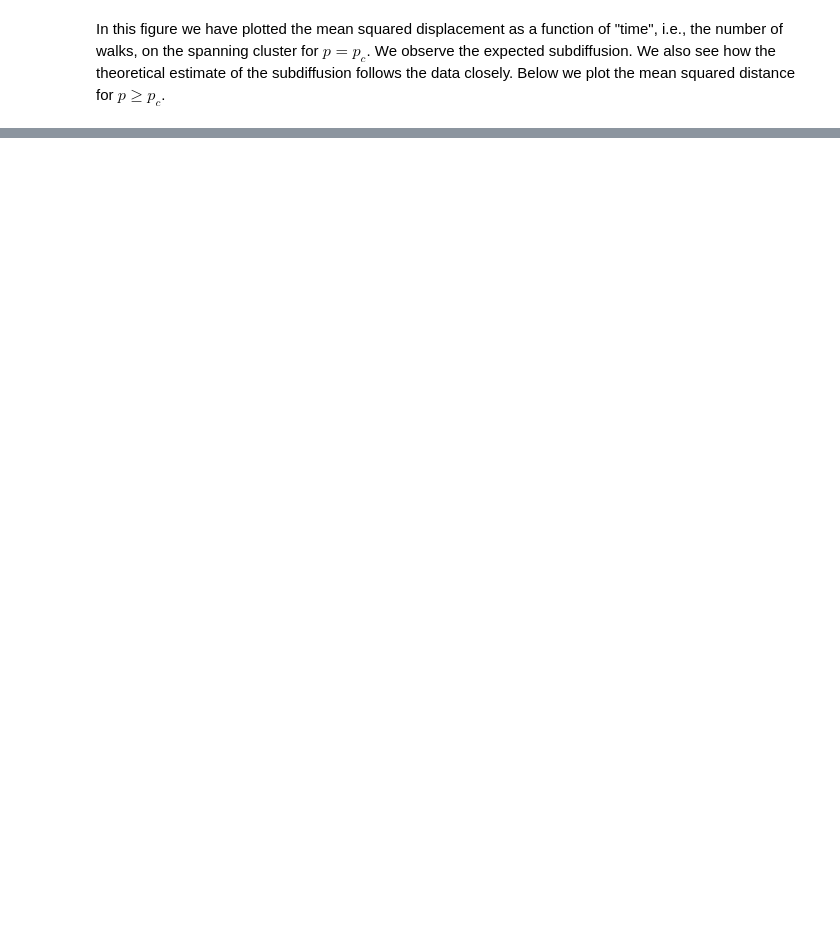
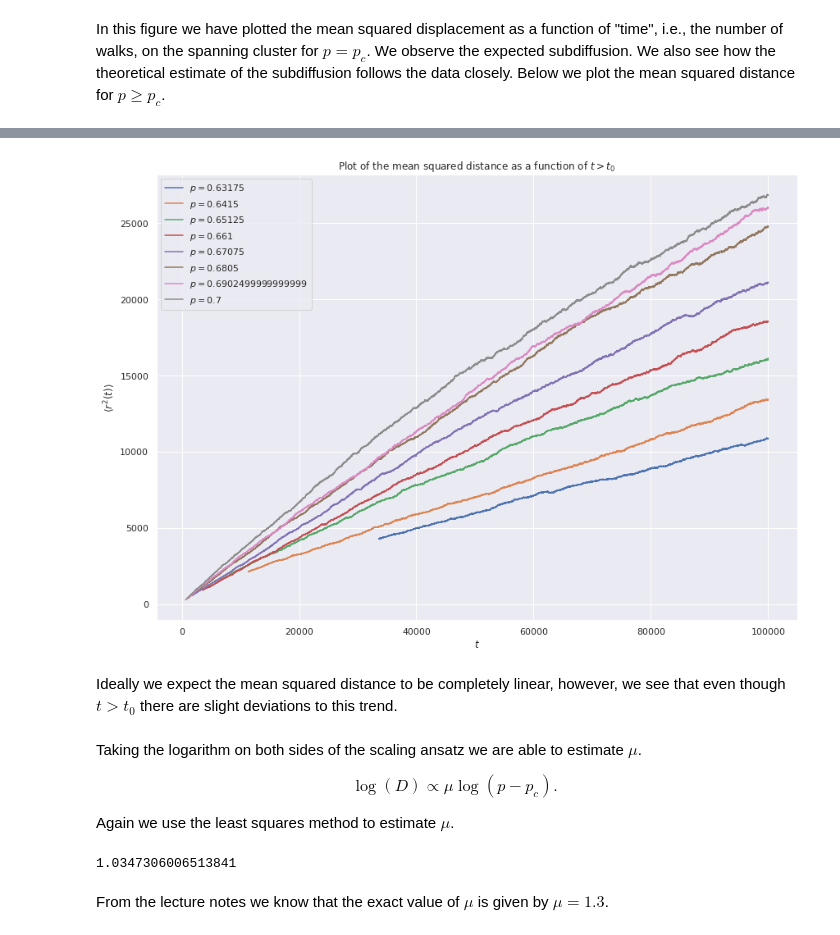
Before and after one commit to Schoyen/FYS4460, a Jupyter notebook: project-4/random-walks-on-the-spanning-cluster.ipynb, the cells around one changed output, grey strips where cells are left out. Drawn from its saved outputs; the diff is of its cells as text; code cells hidden in the pictures; blank space fills up the shorter version.

```diff
--- a/project-4/random-walks-on-the-spanning-cluster.ipynb
+++ b/project-4/random-walks-on-the-spanning-cluster.ipynb
@@ -251,0 +385,40 @@ However, the challenge is to find an expression for $x$.
+# %%
+plt.figure(figsize=(14, 10))
+
+diffusion_list = []
+intercept_list = []
+p_min_pc_diff_list = []
+
+for i, p_i in enumerate(ind_list):
+    t_0 = t_list[i]
+    p = p_arr[p_i]
+
+    p_min_pc_diff_list.append(p - p_c)
+
+    cross = num_walks_arr > t_0
+
+    t_cross = num_walks_arr[cross]
+    r_cross = r_squared[p_i, cross]
+
+    d, intercept = np.polyfit(t_cross, r_cross, deg=1)
+    diffusion_list.append(d)
+    intercept_list.append(intercept)
+
+    plt.plot(t_cross, r_cross, label=fr"$p = {p}$")
+
+
+plt.title(r"Plot of the mean squared distance as a function of $t > t_0$")
+plt.xlabel(r"$t$")
+plt.ylabel(r"$\langle r^2(t) \rangle$")
+plt.legend(loc="best")
+plt.show()
+# %% [output]
+[figure, added]
+# %% [markdown]
+Ideally we expect the mean squared distance to be completely linear, however, we see that even though $t > t_0$ there are slight deviations to this trend.
+# %% [markdown]
+Taking the logarithm on both sides of the scaling ansatz we are able to estimate $\mu$.
+\begin{align}
+    \log(D) \propto \mu \log(p - p_c).
+\end{align}
+Again we use the least squares method to estimate $\mu$.
@@ -251,0 +427,6 @@ However, the challenge is to find an expression for $x$.
+# %%
+print(mu)
+# %% [output]
+1.0347306006513841
+# %% [markdown]
+From the lecture notes we know that the exact value of $\mu$ is given by $\mu = 1.3$.
```
Also changed, not shown: parts of 38 cells of this notebook.
